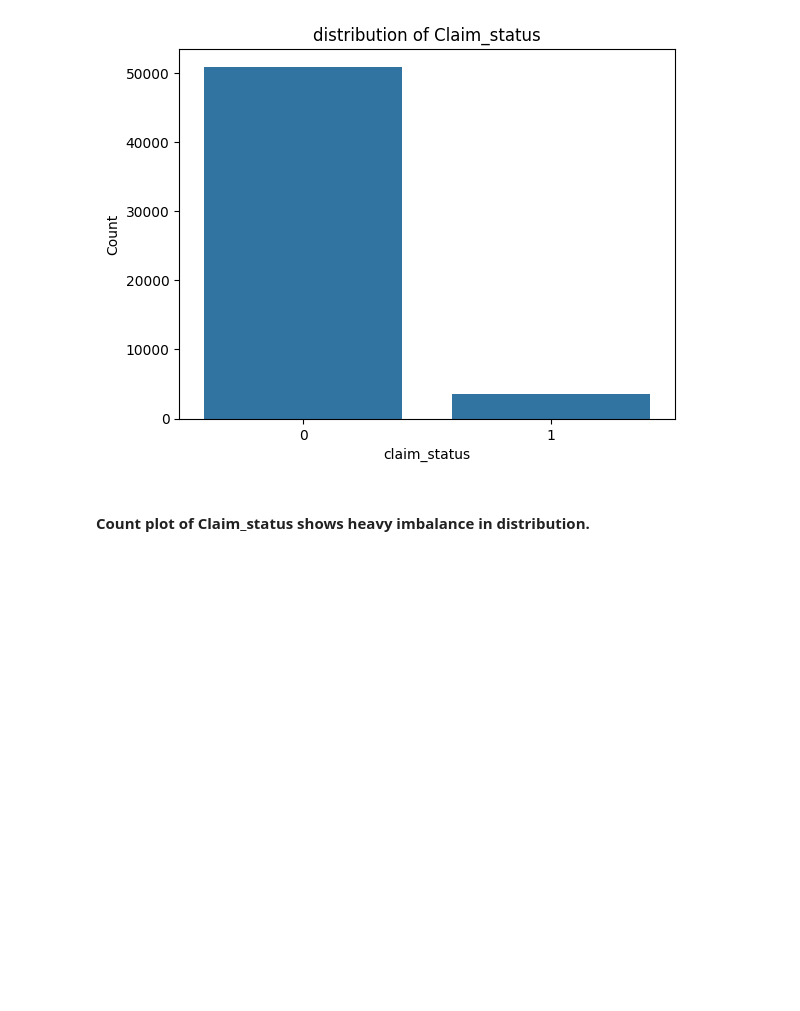
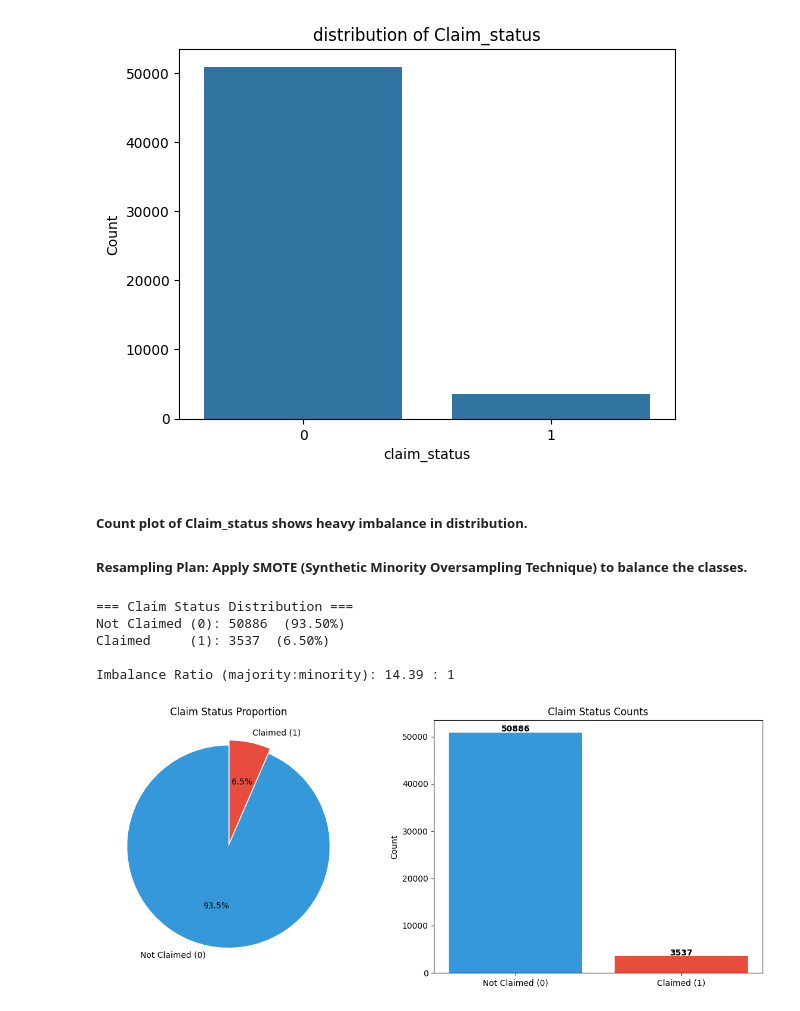
Before and after one commit to Ri2-B/predicting-insurance-claims, a Jupyter notebook: project.ipynb, the cells around one changed output. Drawn from its saved outputs; the diff is of its cells as text; code cells hidden in the pictures; blank space fills up the shorter version.

```diff
--- a/project.ipynb
+++ b/project.ipynb
@@ -260,4 +260,41 @@ plt.show()
 # %% [output]
 [figure]
 # %% [markdown]
-#### Count plot of Claim_status shows heavy imbalance in distribution.
+##### Count plot of Claim_status shows heavy imbalance in distribution.
+##### Resampling Plan: Apply SMOTE (Synthetic Minority Oversampling Technique) to balance the classes.
+# %%
+# Detailed class distribution analysis
+counts = df['claim_status'].value_counts()
+percentages = df['claim_status'].value_counts(normalize=True) * 100
+imbalance_ratio = counts[0] / counts[1]
+
+print("=== Claim Status Distribution ===")
+print(f"Not Claimed (0): {counts[0]}  ({percentages[0]:.2f}%)")
+print(f"Claimed     (1): {counts[1]}  ({percentages[1]:.2f}%)")
+print(f"\nImbalance Ratio (majority:minority): {imbalance_ratio:.2f} : 1")
+
+# Pie chart for visual proportion
+fig, axes = plt.subplots(1, 2, figsize=(12, 5))
+
+# Pie chart
+axes[0].pie(counts, labels=['Not Claimed (0)', 'Claimed (1)'], autopct='%1.1f%%',
+            colors=['#3498db', '#e74c3c'], startangle=90, explode=(0, 0.05))
+axes[0].set_title('Claim Status Proportion')
+
+# Bar chart with counts annotated
+bars = axes[1].bar(['Not Claimed (0)', 'Claimed (1)'], counts, color=['#3498db', '#e74c3c'])
+for bar, count in zip(bars, counts):
+    axes[1].text(bar.get_x() + bar.get_width()/2, bar.get_height() + 200,
+                 str(count), ha='center', fontweight='bold')
+axes[1].set_title('Claim Status Counts')
+axes[1].set_ylabel('Count')
+
+plt.tight_layout()
+plt.show()
+# %% [output]
+=== Claim Status Distribution ===
+Not Claimed (0): 50886  (93.50%)
+Claimed     (1): 3537  (6.50%)
+
+Imbalance Ratio (majority:minority): 14.39 : 1
+[figure, added]
```
Also changed, not shown: parts of 2 cells of this notebook.
